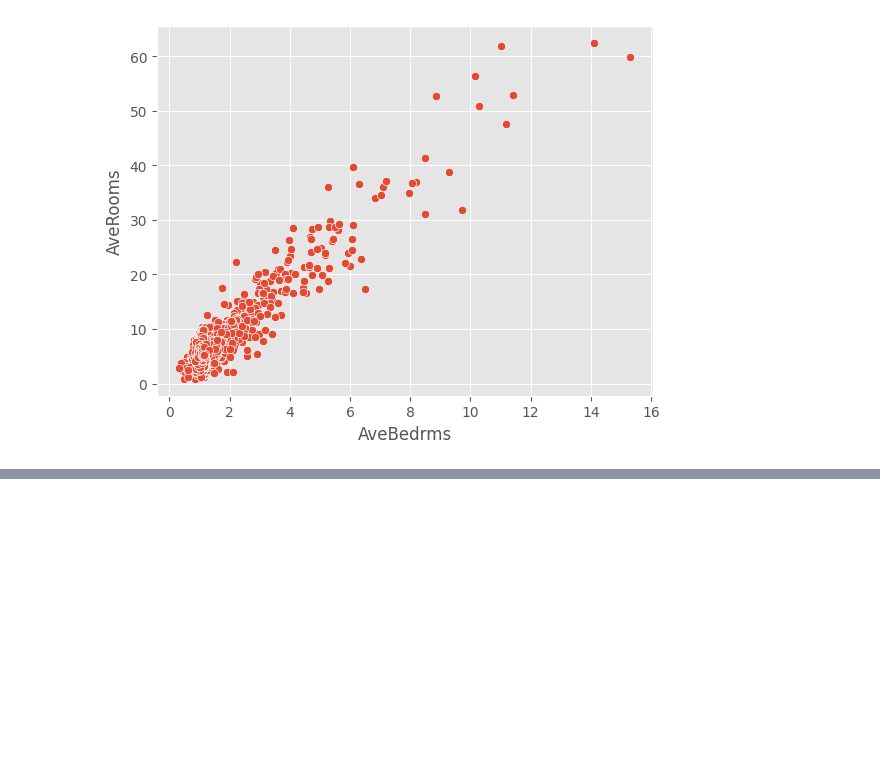
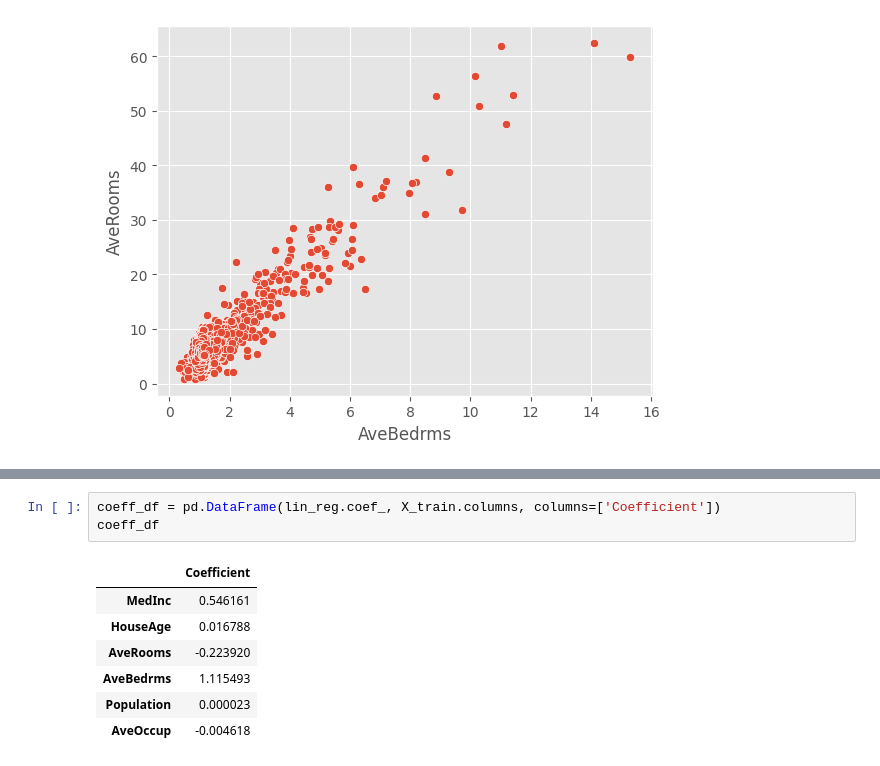
Before and after one commit to royn5618/EP_23_Intro_to_ML_Workshop, a Jupyter notebook: Notebooks/Linear_Regression_California_Housing.ipynb, the cells around one changed output, grey strips where cells are left out. Drawn from its saved outputs; the diff is of its cells as text; blank space fills up the shorter version.

```diff
--- a/Notebooks/Linear_Regression_California_Housing.ipynb
+++ b/Notebooks/Linear_Regression_California_Housing.ipynb
@@ -153,0 +231,11 @@ plt.show()
+# %%
+coeff_df = pd.DataFrame(lin_reg.coef_, X_train.columns, columns=['Coefficient'])
+coeff_df
+# %% [output]
+|  | Coefficient |
+| MedInc | 0.546161 |
+| HouseAge | 0.016788 |
+| AveRooms | -0.223920 |
+| AveBedrms | 1.115493 |
+| Population | 0.000023 |
+| AveOccup | -0.004618 |
```
Also changed, not shown: parts of 23 cells of this notebook.
